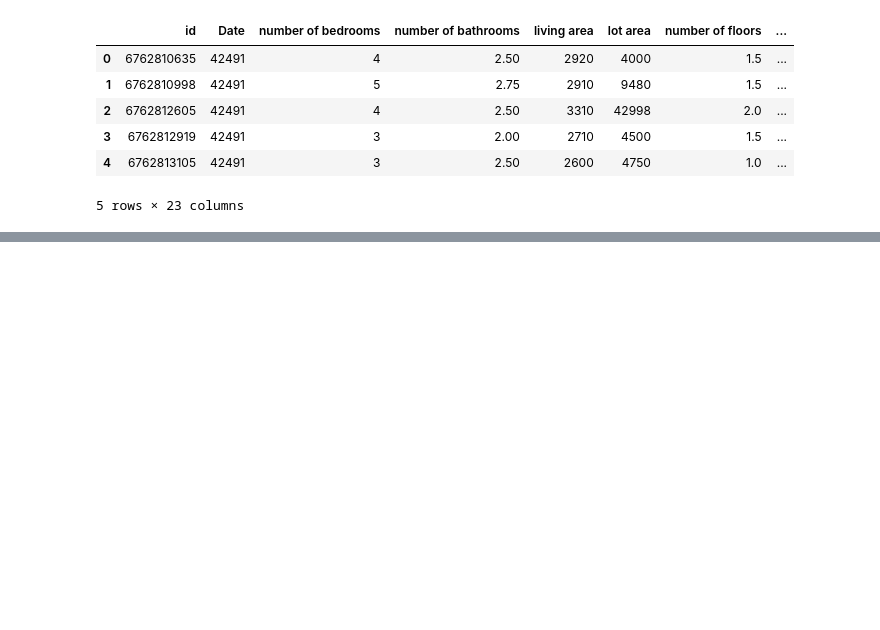
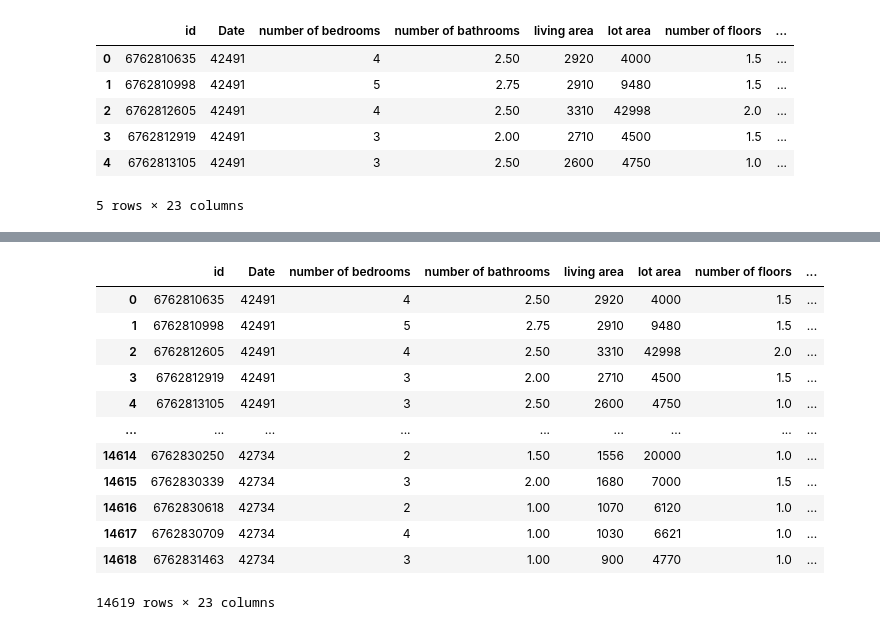
Before and after one commit to Celistine02/House-price-prediction, a Jupyter notebook: houseprice.ipynb, the cells around one changed output, grey strips where cells are left out. Drawn from its saved outputs; the diff is of its cells as text; code cells hidden in the pictures; blank space fills up the shorter version.

```diff
--- a/houseprice.ipynb
+++ b/houseprice.ipynb
@@ -109,0 +111,16 @@ Name: Price, dtype: float64
+# %%
+data
+# %% [output]
+|  | id | Date | number of bedrooms | number of bathrooms | living area | lot area | number of floors | ... |
+| 0 | 6762810635 | 42491 | 4 | 2.50 | 2920 | 4000 | 1.5 | ... |
+| 1 | 6762810998 | 42491 | 5 | 2.75 | 2910 | 9480 | 1.5 | ... |
+| 2 | 6762812605 | 42491 | 4 | 2.50 | 3310 | 42998 | 2.0 | ... |
+| 3 | 6762812919 | 42491 | 3 | 2.00 | 2710 | 4500 | 1.5 | ... |
+| 4 | 6762813105 | 42491 | 3 | 2.50 | 2600 | 4750 | 1.0 | ... |
+| ... | ... | ... | ... | ... | ... | ... | ... | ... |
+| 14614 | 6762830250 | 42734 | 2 | 1.50 | 1556 | 20000 | 1.0 | ... |
+| 14615 | 6762830339 | 42734 | 3 | 2.00 | 1680 | 7000 | 1.5 | ... |
+| 14616 | 6762830618 | 42734 | 2 | 1.00 | 1070 | 6120 | 1.0 | ... |
+| 14617 | 6762830709 | 42734 | 4 | 1.00 | 1030 | 6621 | 1.0 | ... |
+| 14618 | 6762831463 | 42734 | 3 | 1.00 | 900 | 4770 | 1.0 | ... |
+14619 rows × 23 columns
```
Also changed, not shown: parts of 6 cells of this notebook.
